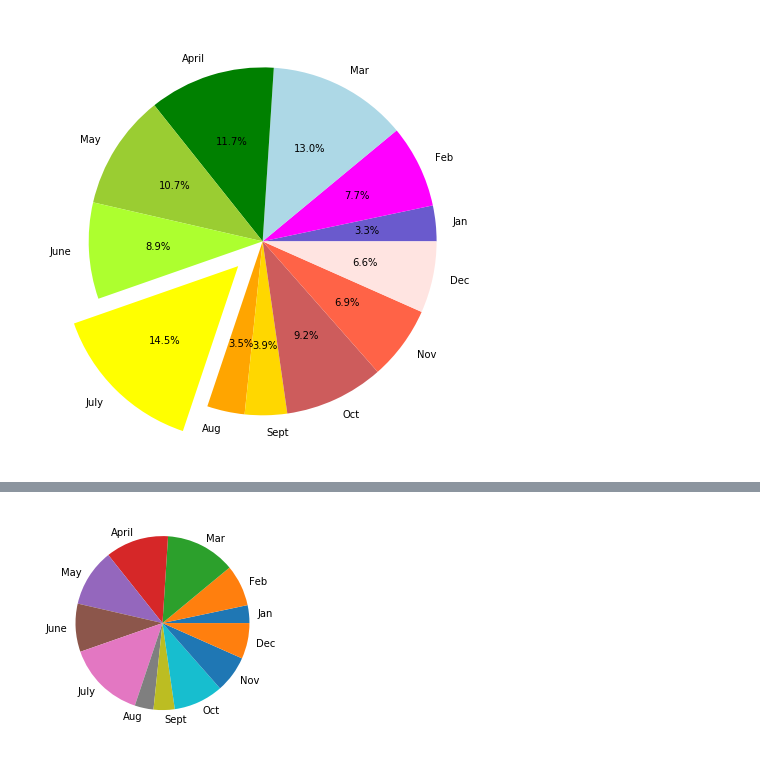
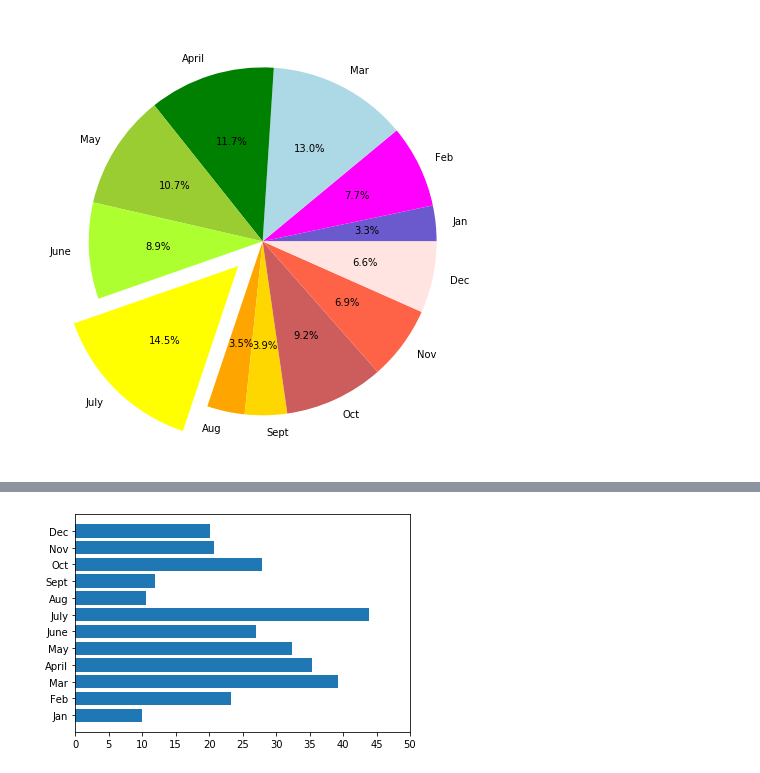
Before and after one commit to MatthewSHudson/PyBer-Analysis, a Jupyter notebook: matplotlib_practice.ipynb, the cells around one changed output, grey strips where cells are left out. Saved outputs shown, nothing was run; the diff lists cells and outputs as text; code cells hidden in the pictures.

```diff
--- a/matplotlib_practice.ipynb
+++ b/matplotlib_practice.ipynb
@@ -127,6 +158,7 @@ plt.pie(y_axis, explode=explode_values, labels=x_axis, autopct='%.1f%%',colors=c
 # %%
 fig, ax = plt.subplots()
-ax.pie(y_axis,labels=x_axis)
+ax.barh(x_axis, y_axis)
+ax.set_xticks(np.arange(0, 51, step=5.0))
 plt.show()
 # %% [output]
-[figure, old version]
+[figure, new version]
```
Also changed, not shown: parts of 6 cells of this notebook.
